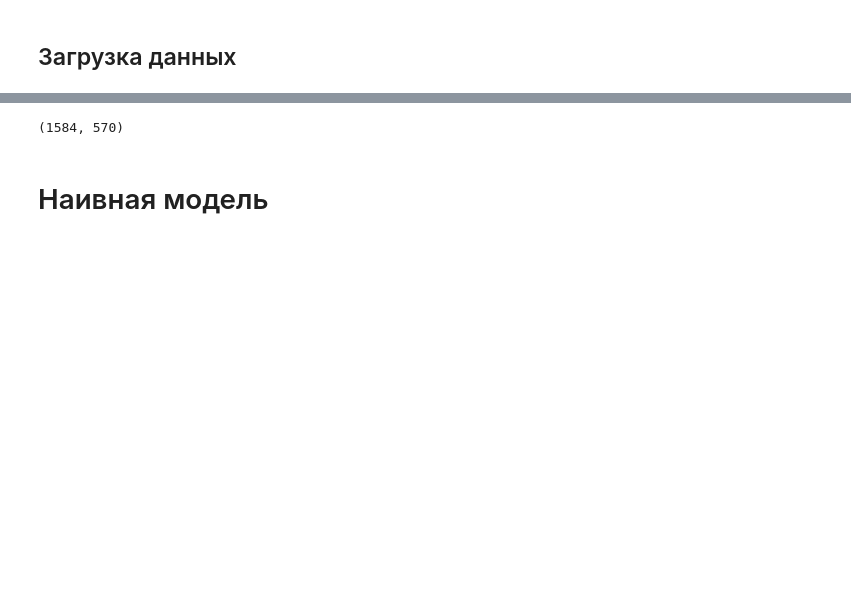
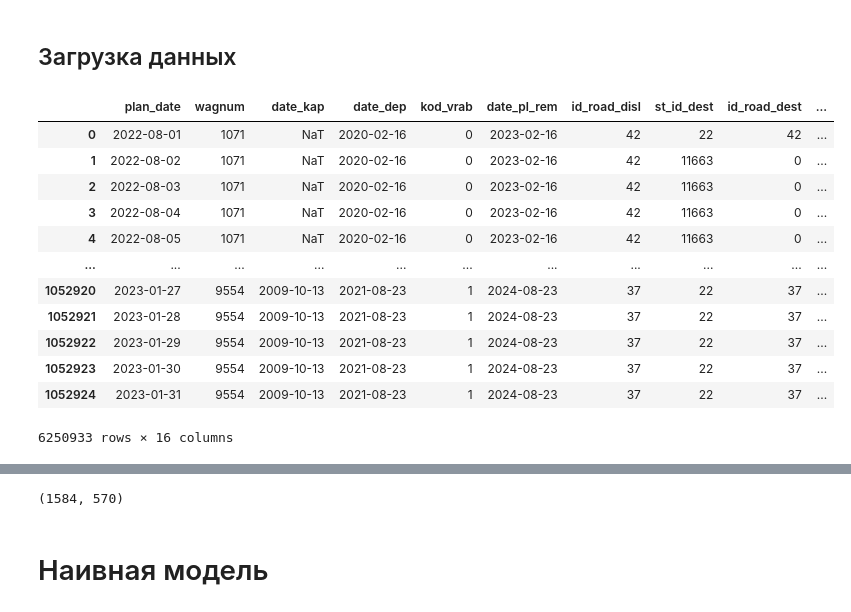
Before and after one commit to thehir0/DataWagon, a Jupyter notebook: train/task2_base_model.ipynb, the cells around one changed output, grey strips where cells are left out. Cells and saved outputs as stored; diff of their text form; code cells hidden in the pictures; blank space fills up the shorter version.

```diff
--- a/train/task2_base_model.ipynb
+++ b/train/task2_base_model.ipynb
@@ -21,3 +21,19 @@ wag_param = pd.read_parquet(path_train + '/wag_params.parquet').convert_dtypes()
 target = pd.read_csv(path_train +'/target/y_train.csv').convert_dtypes()
  # текущие ремонты вагонов
 tr_rem = pd.read_parquet(path_train + '/tr_rems.parquet').convert_dtypes()
+# %%
+dislok
+# %% [output]
+|  | plan_date | wagnum | date_kap | date_dep | kod_vrab | date_pl_rem | id_road_disl | st_id_dest | id_road_dest | ... |
+| 0 | 2022-08-01 | 1071 | NaT | 2020-02-16 | 0 | 2023-02-16 | 42 | 22 | 42 | ... |
+| 1 | 2022-08-02 | 1071 | NaT | 2020-02-16 | 0 | 2023-02-16 | 42 | 11663 | 0 | ... |
+| 2 | 2022-08-03 | 1071 | NaT | 2020-02-16 | 0 | 2023-02-16 | 42 | 11663 | 0 | ... |
+| 3 | 2022-08-04 | 1071 | NaT | 2020-02-16 | 0 | 2023-02-16 | 42 | 11663 | 0 | ... |
+| 4 | 2022-08-05 | 1071 | NaT | 2020-02-16 | 0 | 2023-02-16 | 42 | 11663 | 0 | ... |
+| ... | ... | ... | ... | ... | ... | ... | ... | ... | ... | ... |
+| 1052920 | 2023-01-27 | 9554 | 2009-10-13 | 2021-08-23 | 1 | 2024-08-23 | 37 | 22 | 37 | ... |
+| 1052921 | 2023-01-28 | 9554 | 2009-10-13 | 2021-08-23 | 1 | 2024-08-23 | 37 | 22 | 37 | ... |
+| 1052922 | 2023-01-29 | 9554 | 2009-10-13 | 2021-08-23 | 1 | 2024-08-23 | 37 | 22 | 37 | ... |
+| 1052923 | 2023-01-30 | 9554 | 2009-10-13 | 2021-08-23 | 1 | 2024-08-23 | 37 | 22 | 37 | ... |
+| 1052924 | 2023-01-31 | 9554 | 2009-10-13 | 2021-08-23 | 1 | 2024-08-23 | 37 | 22 | 37 | ... |
+6250933 rows × 16 columns
```
Also changed, not shown: parts of 5 cells of this notebook, 4 other files.
